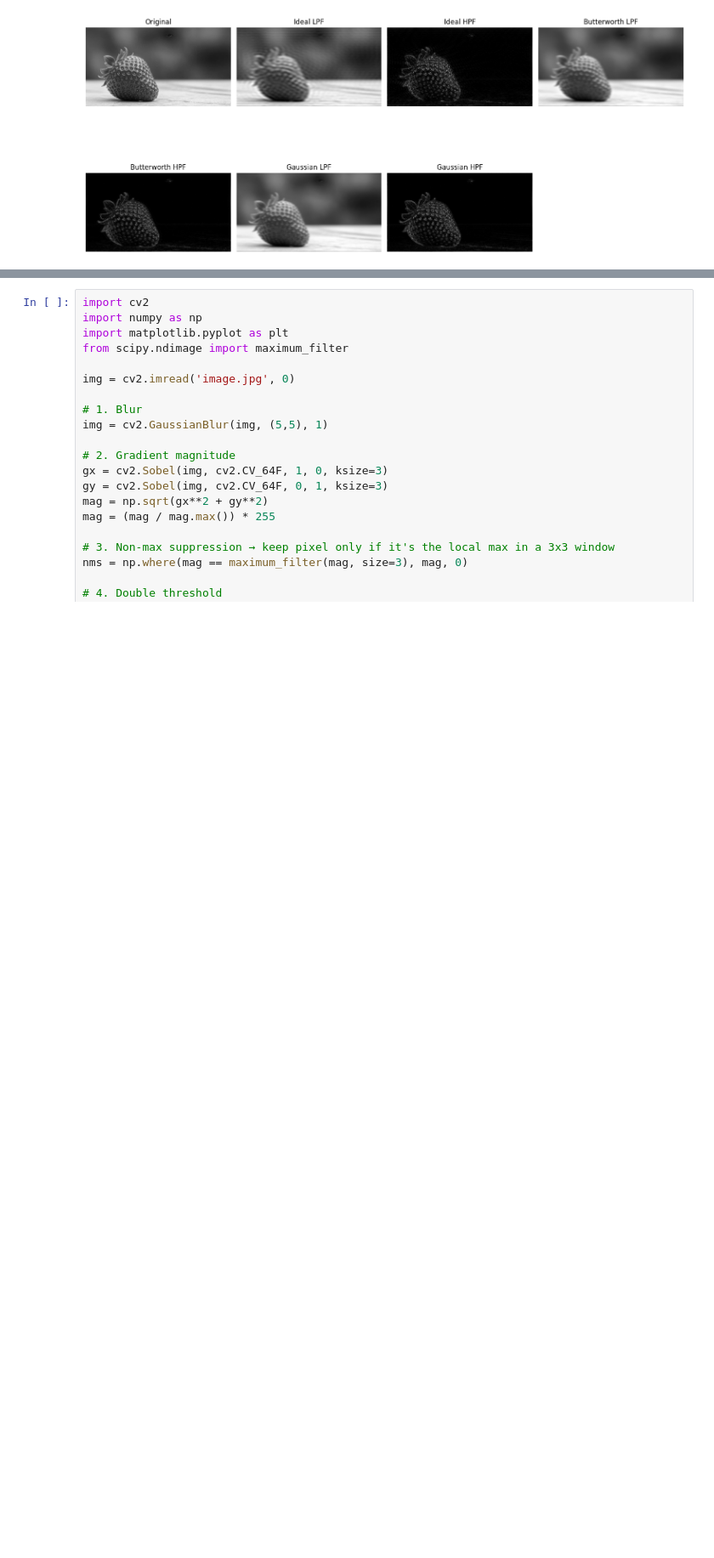
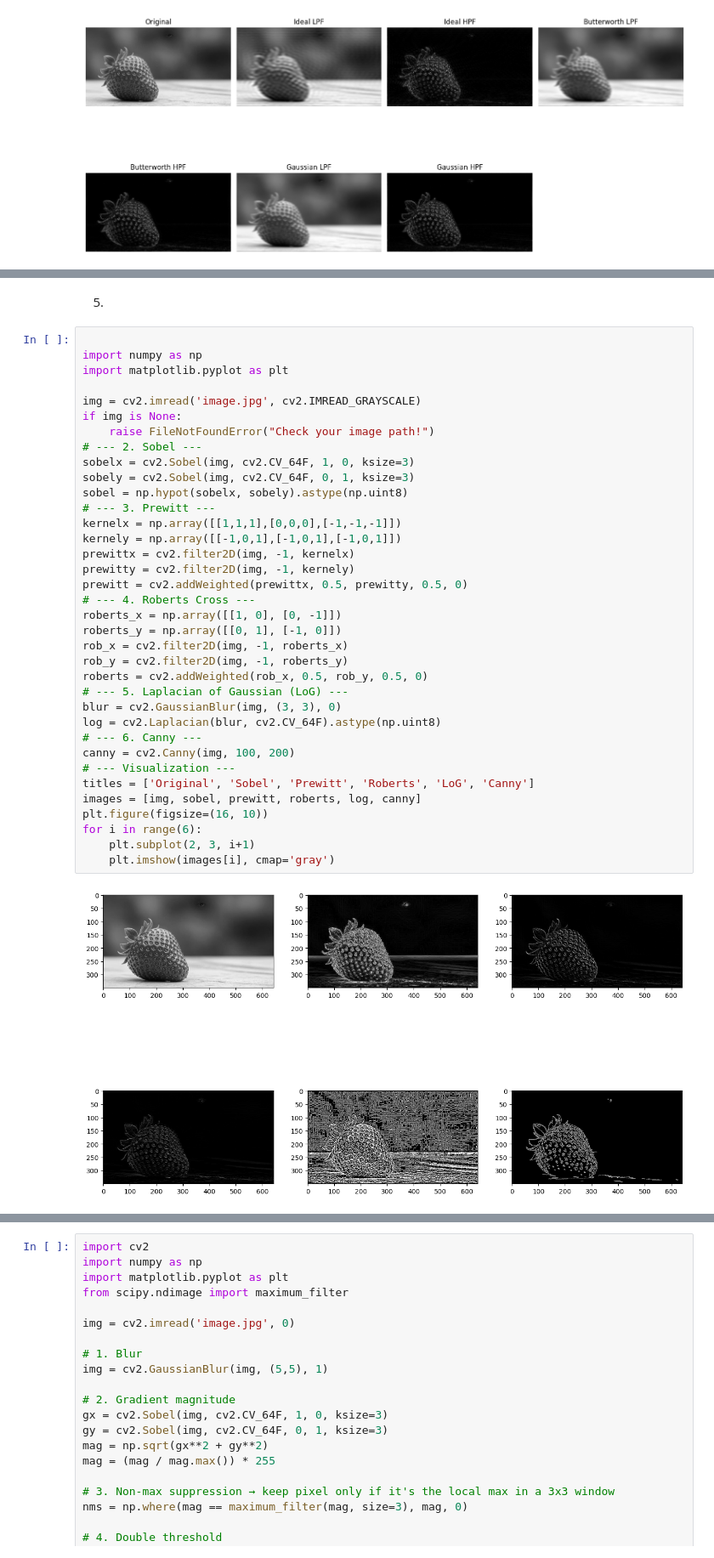
Before and after one commit to shrekrr/DIP, a Jupyter notebook: dip1.ipynb, the cells around one changed output, grey strips where cells are left out. Shown at 85% size. Cells and saved outputs as stored; diff of their text form; blank space fills up the shorter version.

```diff
--- a/dip1.ipynb
+++ b/dip1.ipynb
@@ -114,4 +114,44 @@ plt.title('Hit or Miss Result'), plt.axis('off')
 plt.show()
 # %% [output]
 [figure]
+# %% [markdown]
+5.
+# %%
+
+import numpy as np
+import matplotlib.pyplot as plt
+
+img = cv2.imread('image.jpg', cv2.IMREAD_GRAYSCALE)
+if img is None:
+    raise FileNotFoundError("Check your image path!")
+# --- 2. Sobel ---
+sobelx = cv2.Sobel(img, cv2.CV_64F, 1, 0, ksize=3)
+sobely = cv2.Sobel(img, cv2.CV_64F, 0, 1, ksize=3)
+sobel = np.hypot(sobelx, sobely).astype(np.uint8)
+# --- 3. Prewitt ---
+kernelx = np.array([[1,1,1],[0,0,0],[-1,-1,-1]])
+kernely = np.array([[-1,0,1],[-1,0,1],[-1,0,1]])
+prewittx = cv2.filter2D(img, -1, kernelx)
+prewitty = cv2.filter2D(img, -1, kernely)
+prewitt = cv2.addWeighted(prewittx, 0.5, prewitty, 0.5, 0)
+# --- 4. Roberts Cross ---
+roberts_x = np.array([[1, 0], [0, -1]])
+roberts_y = np.array([[0, 1], [-1, 0]])
+rob_x = cv2.filter2D(img, -1, roberts_x)
+rob_y = cv2.filter2D(img, -1, roberts_y)
+roberts = cv2.addWeighted(rob_x, 0.5, rob_y, 0.5, 0)
+# --- 5. Laplacian of Gaussian (LoG) ---
+blur = cv2.GaussianBlur(img, (3, 3), 0)
+log = cv2.Laplacian(blur, cv2.CV_64F).astype(np.uint8)
+# --- 6. Canny ---
+canny = cv2.Canny(img, 100, 200)
+# --- Visualization ---
+titles = ['Original', 'Sobel', 'Prewitt', 'Roberts', 'LoG', 'Canny']
+images = [img, sobel, prewitt, roberts, log, canny]
+plt.figure(figsize=(16, 10))
+for i in range(6):
+    plt.subplot(2, 3, i+1)
+    plt.imshow(images[i], cmap='gray')
+# %% [output]
+[figure, added]
 # %% [markdown]
```
Also changed, not shown: parts of 6 cells of this notebook.
